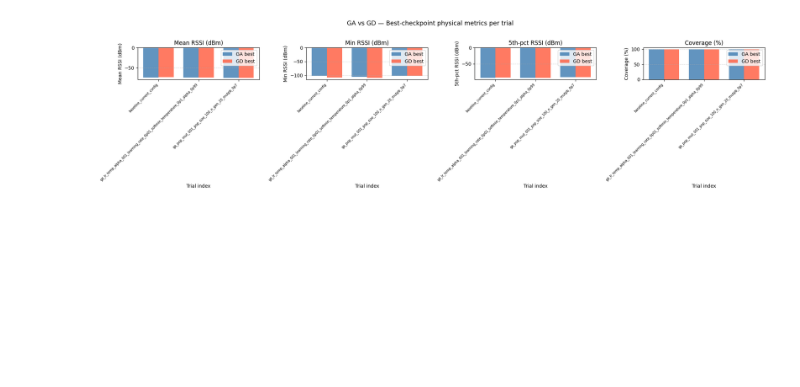
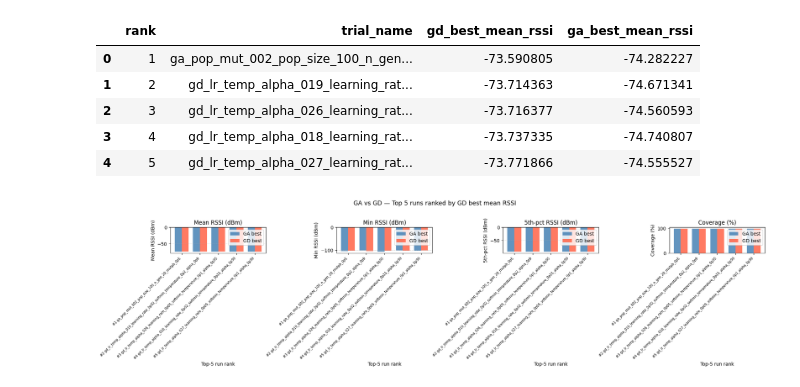
Before and after one commit to hieutrungle/repos, a Jupyter notebook: notebooks/results_analysis.ipynb, the cells around one changed output. Saved outputs shown, nothing was run; the diff lists cells and outputs as text; code cells hidden in the pictures; blank space fills up the shorter version.

```diff
--- a/notebooks/results_analysis.ipynb
+++ b/notebooks/results_analysis.ipynb
@@ -6,7 +6,7 @@ import matplotlib.cm as cm
 import json
 from pathlib import Path
 # %%
-df = pd.read_csv('/home/hieule/research/reflector-position/results/experiments/memetic_hparam_sweep/sweep_summary.csv')
+df = pd.read_csv('/home/hieule/research/repos/results/experiments/memetic_hparam_sweep/sweep_summary.csv')
 # %%
 df.head()
 # %% [output]
@@ -68,41 +120,61 @@ Trials ranked by GD best primary loss (lower = better)
 # %%
-# ── GA vs GD comparison — best-checkpoint physical metrics ───────────────────
+# ── GA vs GD comparison — best-checkpoint physical metrics (Top 5 by GD mean RSSI) ──
 METRIC_PAIRS = [
     ('ga_best_mean_rssi',     'gd_best_mean_rssi',     'Mean RSSI (dBm)'),
     ('ga_best_min_rssi',      'gd_best_min_rssi',      'Min RSSI (dBm)'),
     ('ga_best_p5_rssi',       'gd_best_p5_rssi',       '5th-pct RSSI (dBm)'),
     ('ga_best_coverage_pct',  'gd_best_coverage_pct',  'Coverage (%)'),
 ]
 
-valid_pairs = [(a, b, label) for a, b, label in METRIC_PAIRS
-               if a in df.columns and b in df.columns]
+if 'gd_best_mean_rssi' not in df.columns:
+    print("Column 'gd_best_mean_rssi' not found in CSV.")
+else:
+    df_plot = df.sort_values('gd_best_mean_rssi', ascending=False).head(5).reset_index(drop=True)
+    df_plot['rank'] = np.arange(1, len(df_plot) + 1)
 
-if valid_pairs:
-    n_metrics = len(valid_pairs)
-    fig, axes = plt.subplots(1, n_metrics, figsize=(5 * n_metrics, 5))
-    if n_metrics == 1:
-        axes = [axes]
+    rank_cols = [c for c in ['rank', 'trial_name', 'gd_best_mean_rssi', 'ga_best_mean_rssi'] if c in df_plot.columns]
+    display(df_plot[rank_cols])
 
-    x = np.arange(len(df))
-    width = 0.38
+    valid_pairs = [(a, b, label) for a, b, label in METRIC_PAIRS
+                   if a in df_plot.columns and b in df_plot.columns]
 
-    for ax, (ga_col, gd_col, label) in zip(axes, valid_pairs):
-        ax.bar(x - width / 2, df[ga_col], width, label='GA best', color='steelblue', alpha=0.85)
-        ax.bar(x + width / 2, df[gd_col], width, label='GD best', color='tomato',    alpha=0.85)
-        ax.set_xlabel('Trial index')
-        ax.set_ylabel(label)
-        ax.set_title(label)
-        ax.set_xticks(x)
-        ax.set_xticklabels(df['trial_name'] if 'trial_name' in df.columns else x,
-                           rotation=45, ha='right', fontsize=7)
-        ax.legend()
-        ax.grid(axis='y', linestyle='--', alpha=0.5)
+    if valid_pairs and len(df_plot) > 0:
+        n_metrics = len(valid_pairs)
+        fig, axes = plt.subplots(1, n_metrics, figsize=(5 * n_metrics, 5))
+        if n_metrics == 1:
+            axes = [axes]
 
-    fig.suptitle('GA vs GD — Best-checkpoint physical metrics per trial', fontsize=13, y=1.02)
-    plt.tight_layout()
-    plt.show()
-else:
-    print("No GA/GD metric columns in the CSV — run the sweep first.")
+        x = np.arange(len(df_plot))
+        width = 0.38
+
+        for ax, (ga_col, gd_col, label) in zip(axes, valid_pairs):
+            ax.bar(x - width / 2, df_plot[ga_col], width, label='GA best', color='steelblue', alpha=0.85)
+            ax.bar(x + width / 2, df_plot[gd_col], width, label='GD best', color='tomato',    alpha=0.85)
+            ax.set_xlabel('Top-5 run rank')
+            ax.set_ylabel(label)
+            ax.set_title(label)
+            ax.set_xticks(x)
+            if 'trial_name' in df_plot.columns:
+                ax.set_xticklabels(
+                    [f"#{r} {t}" for r, t in zip(df_plot['rank'], df_plot['trial_name'])],
+                    rotation=45, ha='right', fontsize=7
+                )
+            else:
+                ax.set_xticklabels([f"#{r}" for r in df_plot['rank']], rotation=0)
+            ax.legend()
+            ax.grid(axis='y', linestyle='--', alpha=0.5)
+
+        fig.suptitle('GA vs GD — Top 5 runs ranked by GD best mean RSSI', fontsize=13, y=1.02)
+        plt.tight_layout()
+        plt.show()
+    else:
+        print("No GA/GD metric columns available for top-5 plotting.")
 # %% [output]
+|  | rank | trial_name | gd_best_mean_rssi | ga_best_mean_rssi |
+| 0 | 1 | ga_pop_mut_002_pop_size_100_n_gen... | -73.590805 | -74.282227 |
+| 1 | 2 | gd_lr_temp_alpha_019_learning_rat... | -73.714363 | -74.671341 |
+| 2 | 3 | gd_lr_temp_alpha_026_learning_rat... | -73.716377 | -74.560593 |
+| 3 | 4 | gd_lr_temp_alpha_018_learning_rat... | -73.737335 | -74.740807 |
+| 4 | 5 | gd_lr_temp_alpha_027_learning_rat... | -73.771866 | -74.555527 |
-[figure, old version]
+[figure, new version]
 # %%
```
Also changed, not shown: parts of 8 cells of this notebook.
